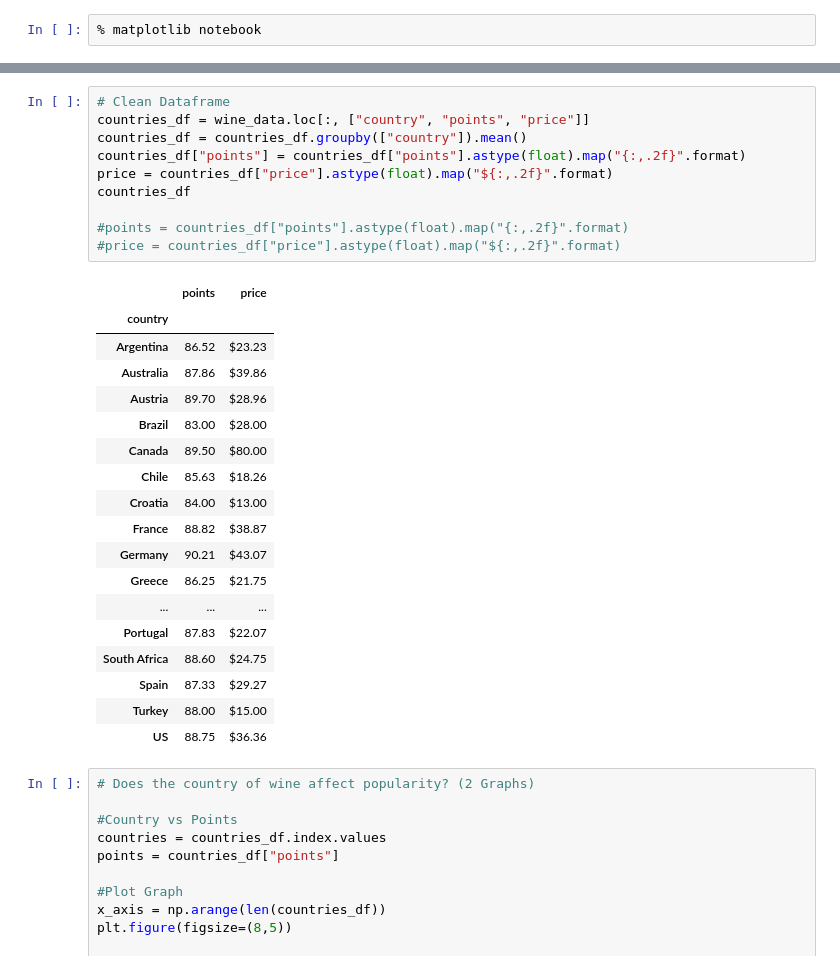
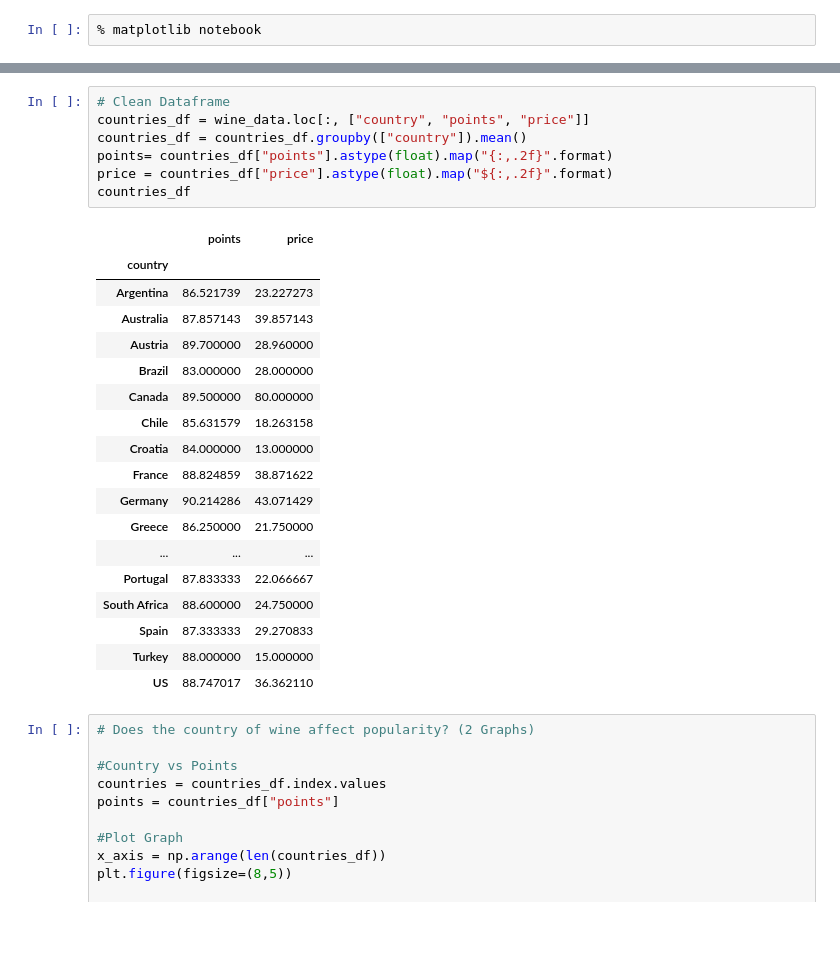
Before and after one commit to mcgeec91/Wine_Project, a Jupyter notebook: jess_question1.ipynb, the cells around one changed output, grey strips where cells are left out. Cells and saved outputs as stored; diff of their text form; blank space fills up the shorter version.

```diff
--- a/jess_question1.ipynb
+++ b/jess_question1.ipynb
@@ -19,32 +36,29 @@ wine_data.head()
 # %%
 # Clean Dataframe
 countries_df = wine_data.loc[:, ["country", "points", "price"]]
 countries_df = countries_df.groupby(["country"]).mean()
-countries_df["points"] = countries_df["points"].astype(float).map("{:,.2f}".format)
+points= countries_df["points"].astype(float).map("{:,.2f}".format)
 price = countries_df["price"].astype(float).map("${:,.2f}".format)
 countries_df
-
-#points = countries_df["points"].astype(float).map("{:,.2f}".format)
-#price = countries_df["price"].astype(float).map("${:,.2f}".format)
 # %% [output]
 |  | points | price |
 | country |  |  |
-| Argentina | 86.52 | $23.23 |
-| Australia | 87.86 | $39.86 |
-| Austria | 89.70 | $28.96 |
-| Brazil | 83.00 | $28.00 |
-| Canada | 89.50 | $80.00 |
-| Chile | 85.63 | $18.26 |
-| Croatia | 84.00 | $13.00 |
-| France | 88.82 | $38.87 |
-| Germany | 90.21 | $43.07 |
-| Greece | 86.25 | $21.75 |
+| Argentina | 86.521739 | 23.227273 |
+| Australia | 87.857143 | 39.857143 |
+| Austria | 89.700000 | 28.960000 |
+| Brazil | 83.000000 | 28.000000 |
+| Canada | 89.500000 | 80.000000 |
+| Chile | 85.631579 | 18.263158 |
+| Croatia | 84.000000 | 13.000000 |
+| France | 88.824859 | 38.871622 |
+| Germany | 90.214286 | 43.071429 |
+| Greece | 86.250000 | 21.750000 |
 | ... | ... | ... |
-| Portugal | 87.83 | $22.07 |
-| South Africa | 88.60 | $24.75 |
-| Spain | 87.33 | $29.27 |
-| Turkey | 88.00 | $15.00 |
-| US | 88.75 | $36.36 |
+| Portugal | 87.833333 | 22.066667 |
+| South Africa | 88.600000 | 24.750000 |
+| Spain | 87.333333 | 29.270833 |
+| Turkey | 88.000000 | 15.000000 |
+| US | 88.747017 | 36.362110 |
 # %%
 # Does the country of wine affect popularity? (2 Graphs)
 
```
Also changed, not shown: parts of 1 cell of this notebook.
